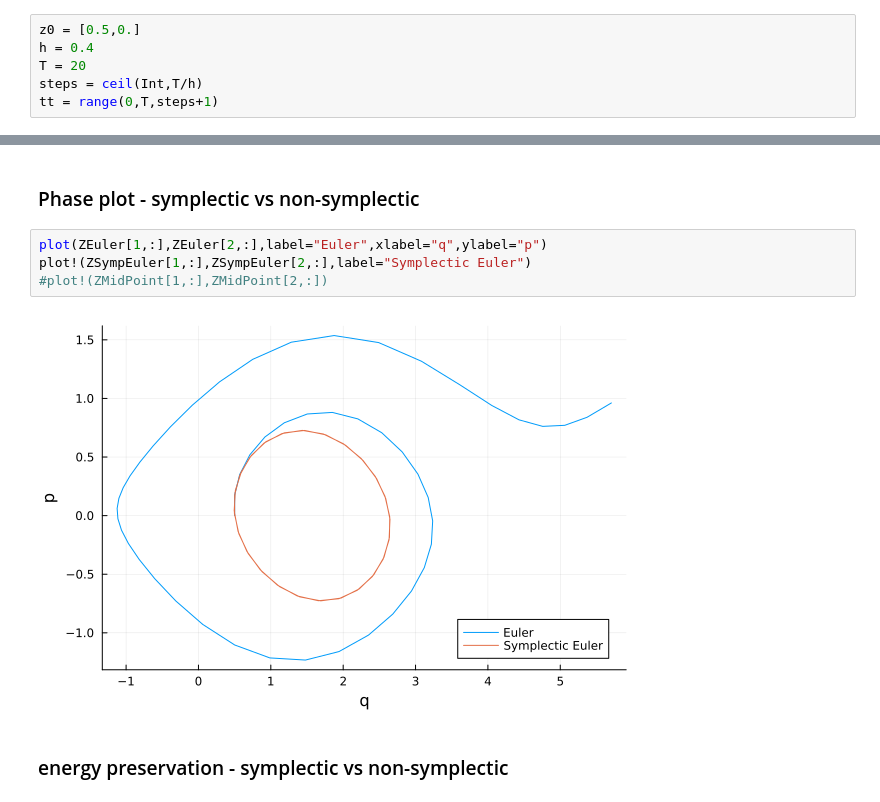
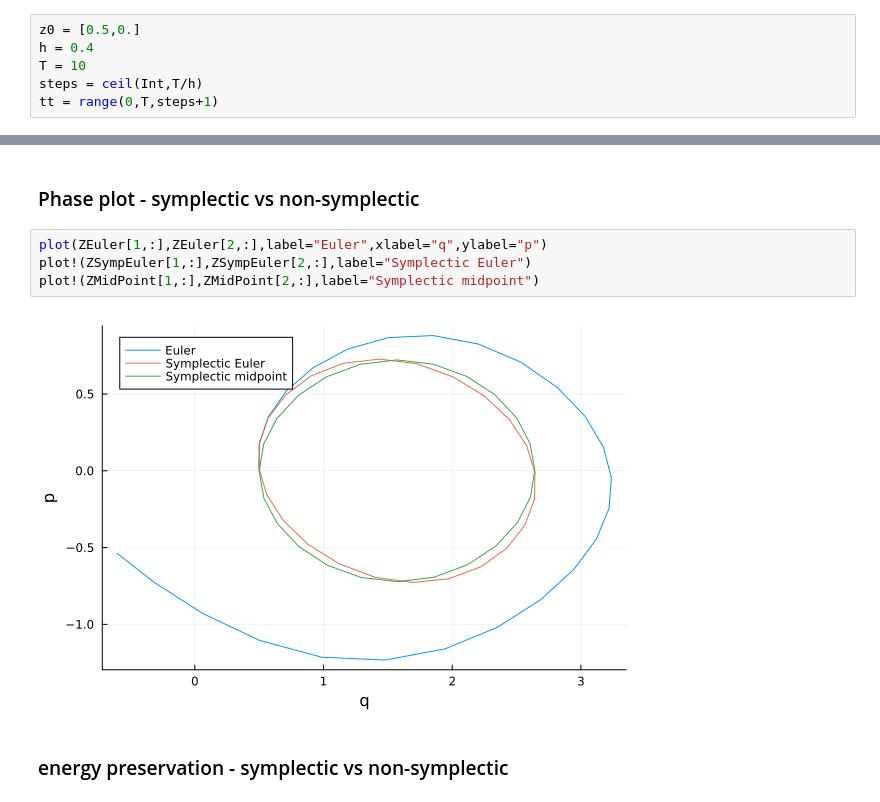
Before and after one commit to Christian-Offen/Symplectic-Integration, a Jupyter notebook: Symplectic versus non-symplectic.ipynb, the cells around one changed output, grey strips where cells are left out. Saved outputs shown, nothing was run; the diff lists cells and outputs as text.

```diff
--- a/Symplectic versus non-symplectic.ipynb
+++ b/Symplectic versus non-symplectic.ipynb
@@ -70,7 +71,7 @@ Integrator (generic function with 1 method)
 # %%
 z0 = [0.5,0.]
 h = 0.4
-T = 20
+T = 10
 steps = ceil(Int,T/h)
 tt = range(0,T,steps+1)
 # %% [output]
@@ -84,9 +85,9 @@ ZMidPoint=Integrator(z->MidPoint(h,z),z0,steps);
 # %%
 plot(ZEuler[1,:],ZEuler[2,:],label="Euler",xlabel="q",ylabel="p")
 plot!(ZSympEuler[1,:],ZSympEuler[2,:],label="Symplectic Euler")
-#plot!(ZMidPoint[1,:],ZMidPoint[2,:])
+plot!(ZMidPoint[1,:],ZMidPoint[2,:],label="Symplectic midpoint")
 # %% [output]
-[figure, old version]
+[figure, new version]
 # %% [markdown]
 ### energy preservation - symplectic vs non-symplectic
 # %%
```
Also changed, not shown: parts of 15 cells of this notebook, 1 other file.
